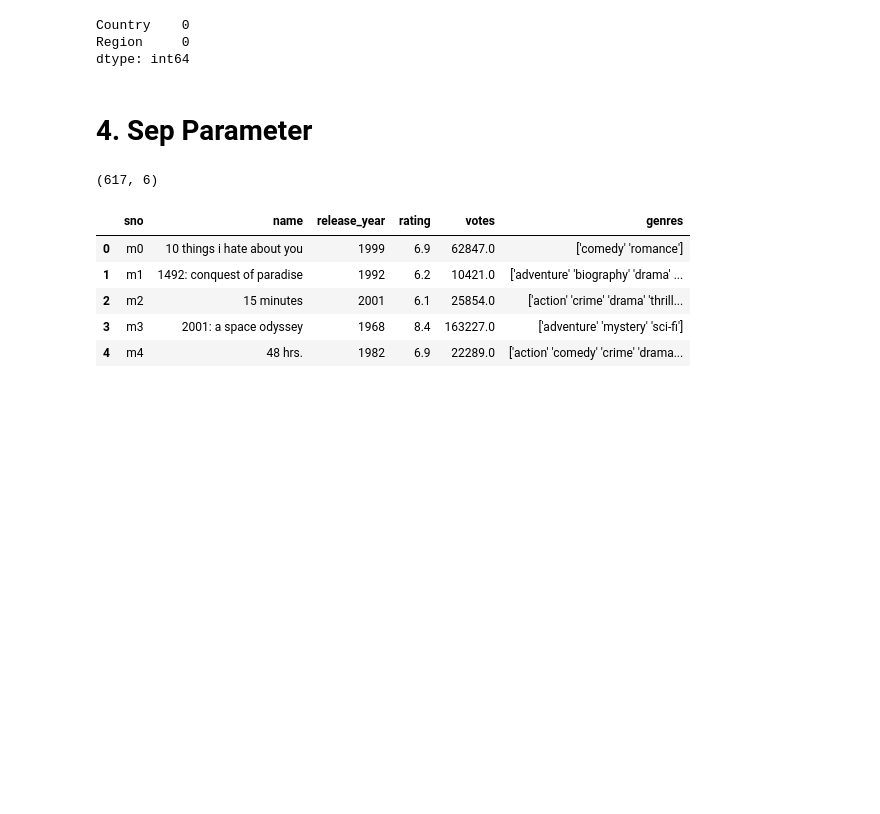
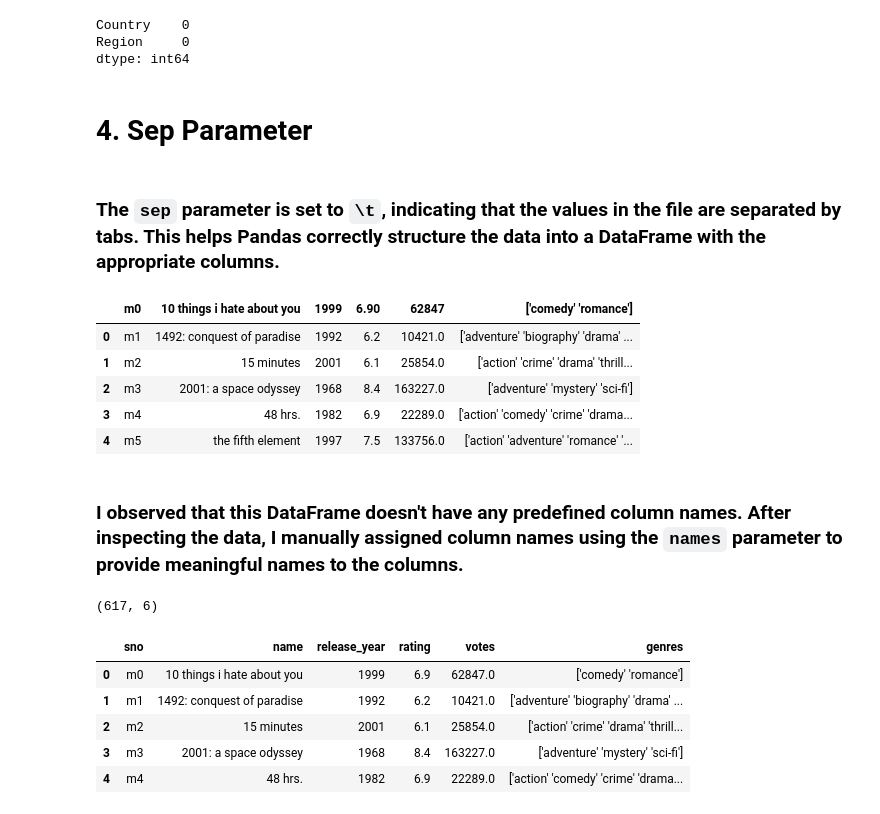
Before and after one commit to UtshoDeyTech/Machine-Learning-Algorithms, a Jupyter notebook: 00. Machine Learning Concepts/01. Working with csv files/01. working-with-csv.ipynb, the cells around one changed output. Saved outputs shown, nothing was run; the diff lists cells and outputs as text; code cells hidden in the pictures; blank space fills up the shorter version.

```diff
--- a/00. Machine Learning Concepts/01. Working with csv files/01. working-with-csv.ipynb
+++ b/00. Machine Learning Concepts/01. Working with csv files/01. working-with-csv.ipynb
@@ -59,6 +59,20 @@ Region     0
 dtype: int64
 # %% [markdown]
 # 4. Sep Parameter
+# %% [markdown]
+### The `sep` parameter is set to `\t`, indicating that the values in the file are separated by tabs. This helps Pandas correctly structure the data into a DataFrame with the appropriate columns.
+# %%
+df = pd.read_csv('movie_titles_metadata.tsv',sep='\t')
+df.head()
+# %% [output]
+|  | m0 | 10 things i hate about you | 1999 | 6.90 | 62847 | ['comedy' 'romance'] |
+| 0 | m1 | 1492: conquest of paradise | 1992 | 6.2 | 10421.0 | ['adventure' 'biography' 'drama' ... |
+| 1 | m2 | 15 minutes | 2001 | 6.1 | 25854.0 | ['action' 'crime' 'drama' 'thrill... |
+| 2 | m3 | 2001: a space odyssey | 1968 | 8.4 | 163227.0 | ['adventure' 'mystery' 'sci-fi'] |
+| 3 | m4 | 48 hrs. | 1982 | 6.9 | 22289.0 | ['action' 'comedy' 'crime' 'drama... |
+| 4 | m5 | the fifth element | 1997 | 7.5 | 133756.0 | ['action' 'adventure' 'romance' '... |
+# %% [markdown]
+### I observed that this DataFrame doesn't have any predefined column names. After inspecting the data, I manually assigned column names using the `names` parameter to provide meaningful names to the columns.
 # %%
 df = pd.read_csv('movie_titles_metadata.tsv',sep='\t',names=['sno','name','release_year','rating','votes','genres'])
 # %%
```
Also changed, not shown: parts of 23 cells of this notebook.
